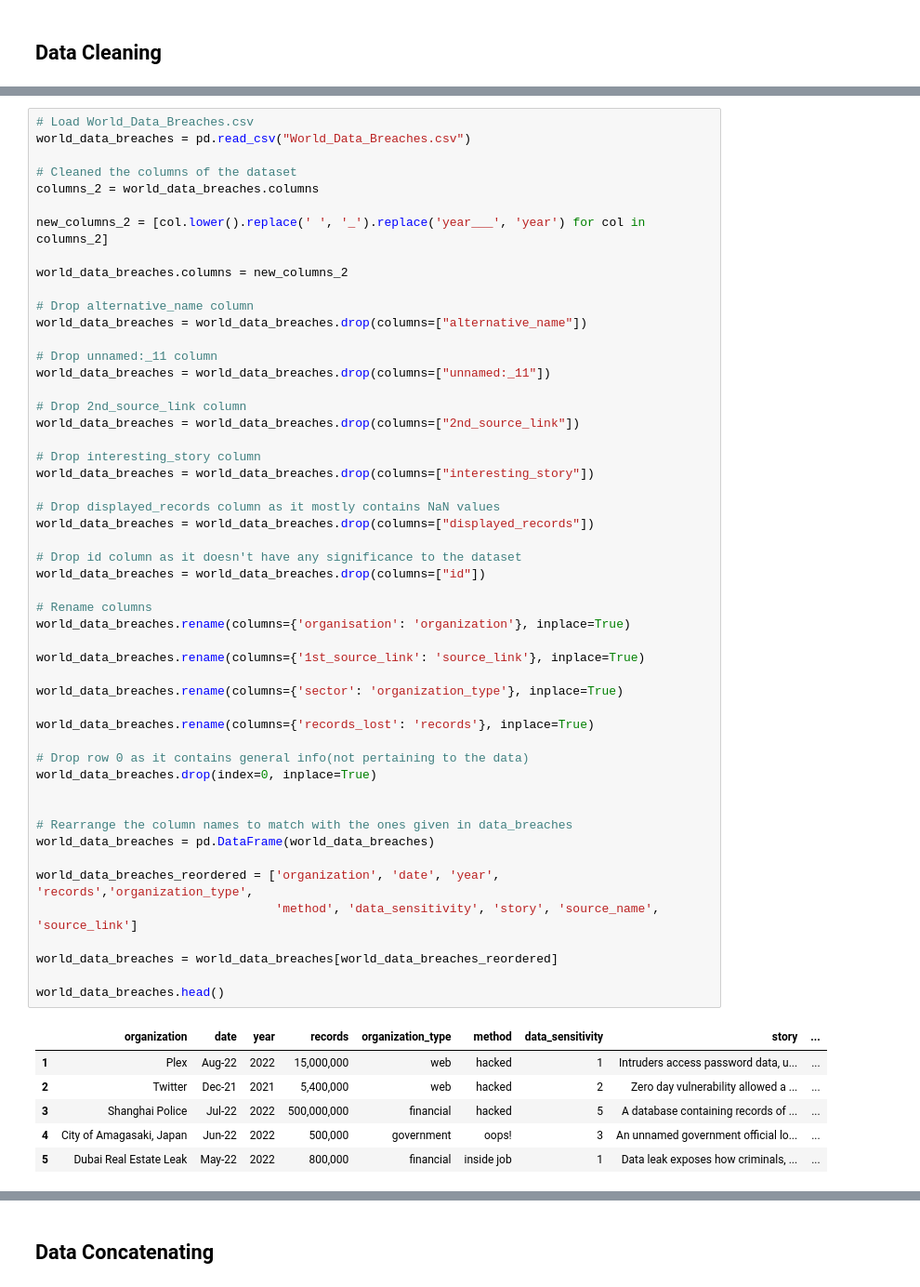
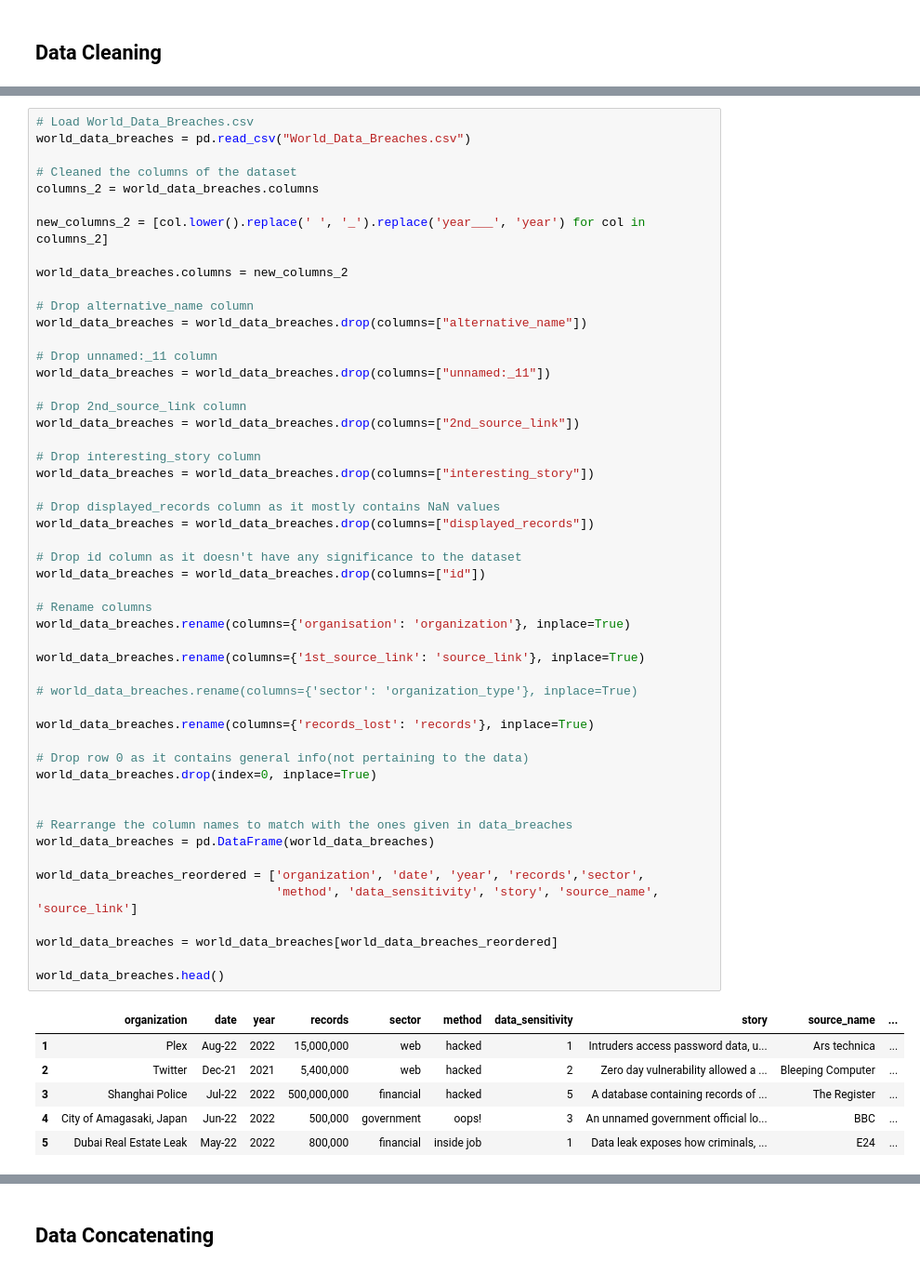
Before and after one commit to iSundhararajan/Unit_3_Project, a Jupyter notebook: data_breaches_analysis.ipynb, the cells around one changed output, grey strips where cells are left out. Shown: that part at 93% size. Saved outputs shown, nothing was run; the diff lists cells and outputs as text.

```diff
--- a/data_breaches_analysis.ipynb
+++ b/data_breaches_analysis.ipynb
@@ -129,41 +160,41 @@ world_data_breaches = world_data_breaches.drop(columns=["2nd_source_link"])
 # Drop interesting_story column
 world_data_breaches = world_data_breaches.drop(columns=["interesting_story"])
 
 # Drop displayed_records column as it mostly contains NaN values
 world_data_breaches = world_data_breaches.drop(columns=["displayed_records"])
 
 # Drop id column as it doesn't have any significance to the dataset
 world_data_breaches = world_data_breaches.drop(columns=["id"])
 
 # Rename columns
 world_data_breaches.rename(columns={'organisation': 'organization'}, inplace=True)
 
 world_data_breaches.rename(columns={'1st_source_link': 'source_link'}, inplace=True)
 
-world_data_breaches.rename(columns={'sector': 'organization_type'}, inplace=True)
+# world_data_breaches.rename(columns={'sector': 'organization_type'}, inplace=True)
 
 world_data_breaches.rename(columns={'records_lost': 'records'}, inplace=True)
 
 # Drop row 0 as it contains general info(not pertaining to the data)
 world_data_breaches.drop(index=0, inplace=True)
 
 
 # Rearrange the column names to match with the ones given in data_breaches
 world_data_breaches = pd.DataFrame(world_data_breaches)
 
-world_data_breaches_reordered = ['organization', 'date', 'year', 'records','organization_type',
+world_data_breaches_reordered = ['organization', 'date', 'year', 'records','sector',
                                  'method', 'data_sensitivity', 'story', 'source_name', 'source_link']
 
 world_data_breaches = world_data_breaches[world_data_breaches_reordered]
 
 world_data_breaches.head()
 # %% [output]
-|  | organization | date | year | records | organization_type | method | data_sensitivity | story | ... |
-| 1 | Plex | Aug-22 | 2022 | 15,000,000 | web | hacked | 1 | Intruders access password data, u... | ... |
-| 2 | Twitter | Dec-21 | 2021 | 5,400,000 | web | hacked | 2 | Zero day vulnerability allowed a ... | ... |
-| 3 | Shanghai Police | Jul-22 | 2022 | 500,000,000 | financial | hacked | 5 | A database containing records of ... | ... |
-| 4 | City of Amagasaki, Japan | Jun-22 | 2022 | 500,000 | government | oops! | 3 | An unnamed government official lo... | ... |
-| 5 | Dubai Real Estate Leak | May-22 | 2022 | 800,000 | financial | inside job | 1 | Data leak exposes how criminals, ... | ... |
+|  | organization | date | year | records | sector | method | data_sensitivity | story | source_name | ... |
+| 1 | Plex | Aug-22 | 2022 | 15,000,000 | web | hacked | 1 | Intruders access password data, u... | Ars technica | ... |
+| 2 | Twitter | Dec-21 | 2021 | 5,400,000 | web | hacked | 2 | Zero day vulnerability allowed a ... | Bleeping Computer | ... |
+| 3 | Shanghai Police | Jul-22 | 2022 | 500,000,000 | financial | hacked | 5 | A database containing records of ... | The Register | ... |
+| 4 | City of Amagasaki, Japan | Jun-22 | 2022 | 500,000 | government | oops! | 3 | An unnamed government official lo... | BBC | ... |
+| 5 | Dubai Real Estate Leak | May-22 | 2022 | 800,000 | financial | inside job | 1 | Data leak exposes how criminals, ... | E24 | ... |
 # %%
 # Check for sum of null values in each column
 world_data_breaches.isna().sum()
```
Also changed, not shown: parts of 30 cells of this notebook.
